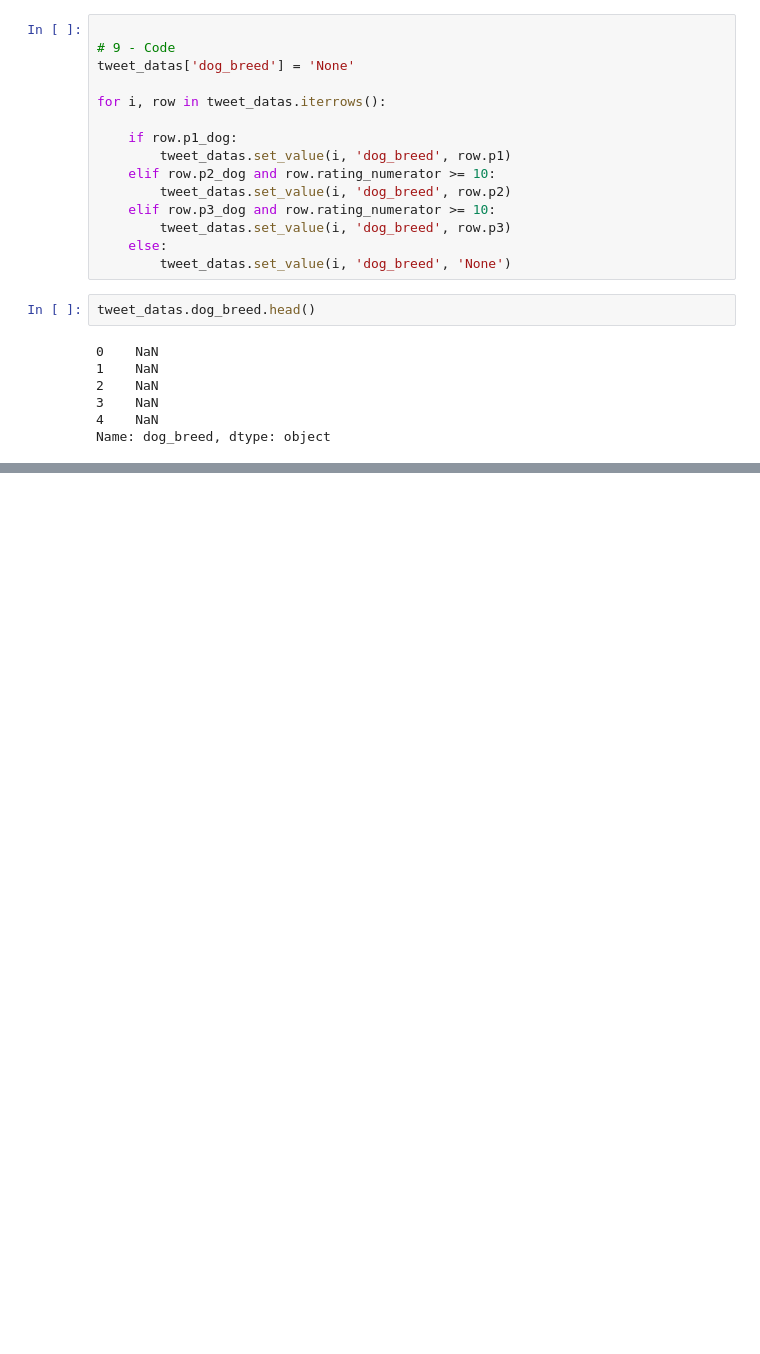
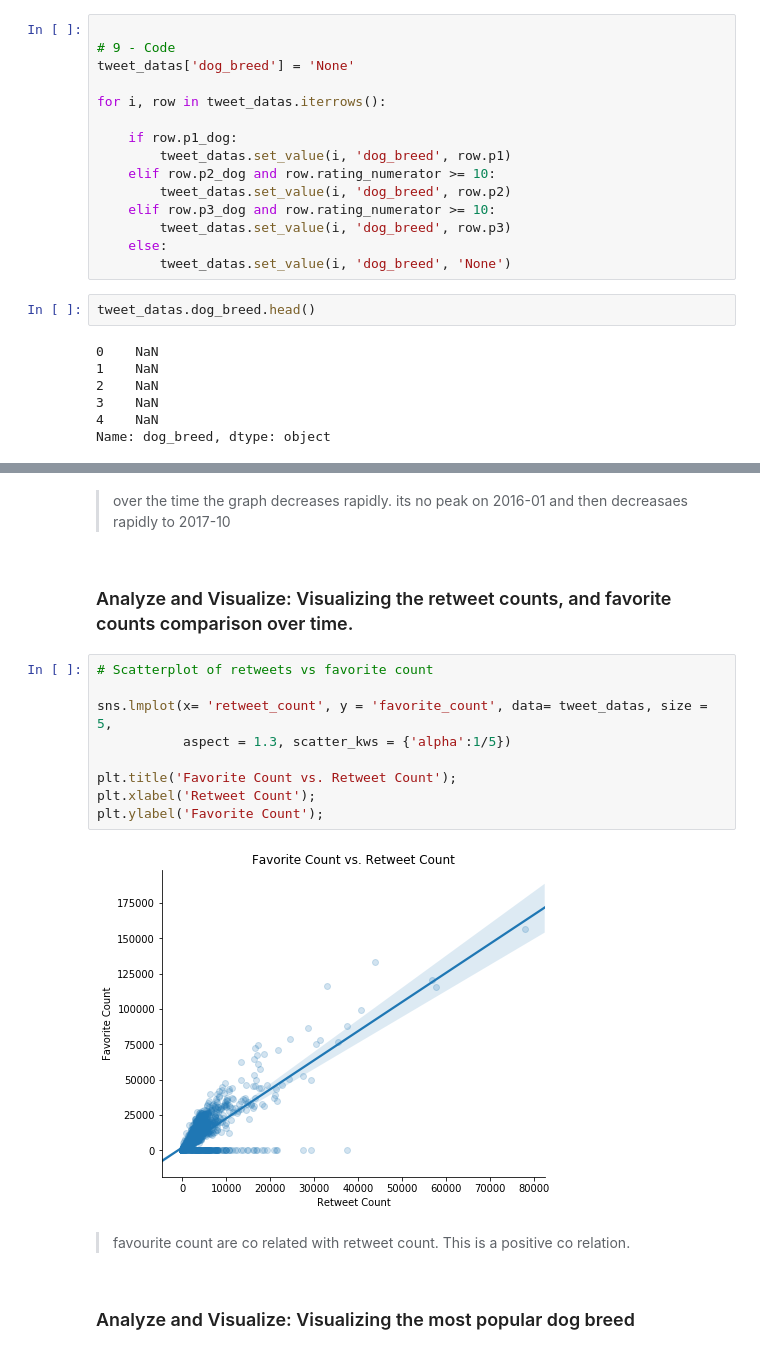
Before and after one commit to ashwanisng/Wrangle-And-Analyze-Data, a Jupyter notebook: wrangle_act.ipynb, the cells around one changed output, grey strips where cells are left out. Cells and saved outputs as stored; diff of their text form; blank space fills up the shorter version.

```diff
--- a/wrangle_act.ipynb
+++ b/wrangle_act.ipynb
@@ -871,0 +891,19 @@ Name: dog_breed, dtype: object
+# %% [markdown]
+> over the time the graph decreases rapidly. its no peak on 2016-01 and then decreasaes rapidly to 2017-10
+# %% [markdown]
+###  Analyze and Visualize: Visualizing the retweet counts, and favorite counts comparison over time.
+# %%
+# Scatterplot of retweets vs favorite count
+
+sns.lmplot(x= 'retweet_count', y = 'favorite_count', data= tweet_datas, size = 5,
+           aspect = 1.3, scatter_kws = {'alpha':1/5})
+
+plt.title('Favorite Count vs. Retweet Count');
+plt.xlabel('Retweet Count');
+plt.ylabel('Favorite Count');
+# %% [output]
+[figure, added]
+# %% [markdown]
+> favourite count are co related with retweet count. This is a positive co relation.
+# %% [markdown]
+###  Analyze and Visualize: Visualizing the most popular dog breed
```
Also changed, not shown: parts of 37 cells of this notebook, 3 other files.
